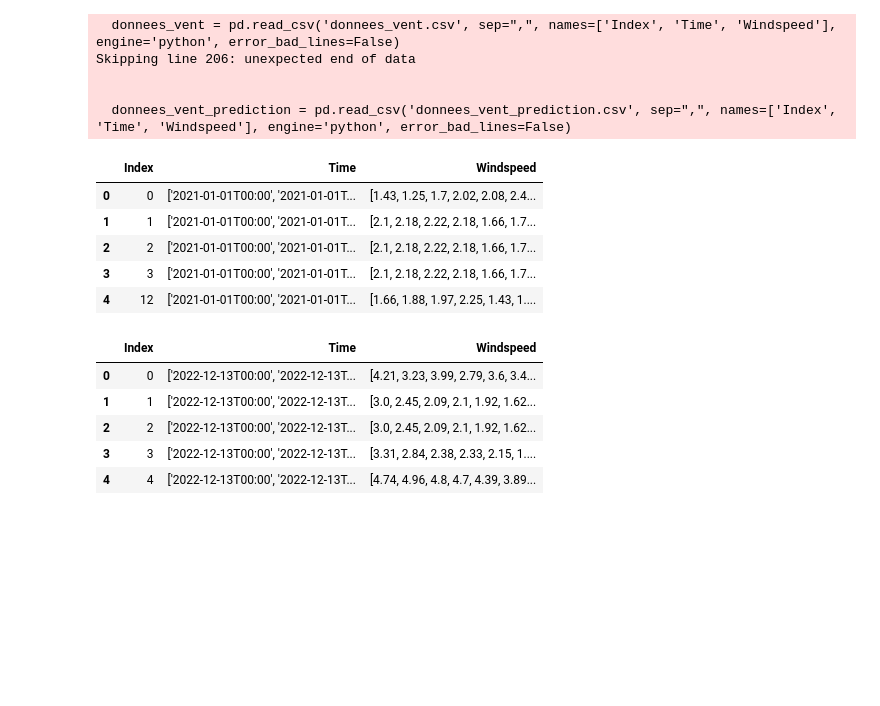
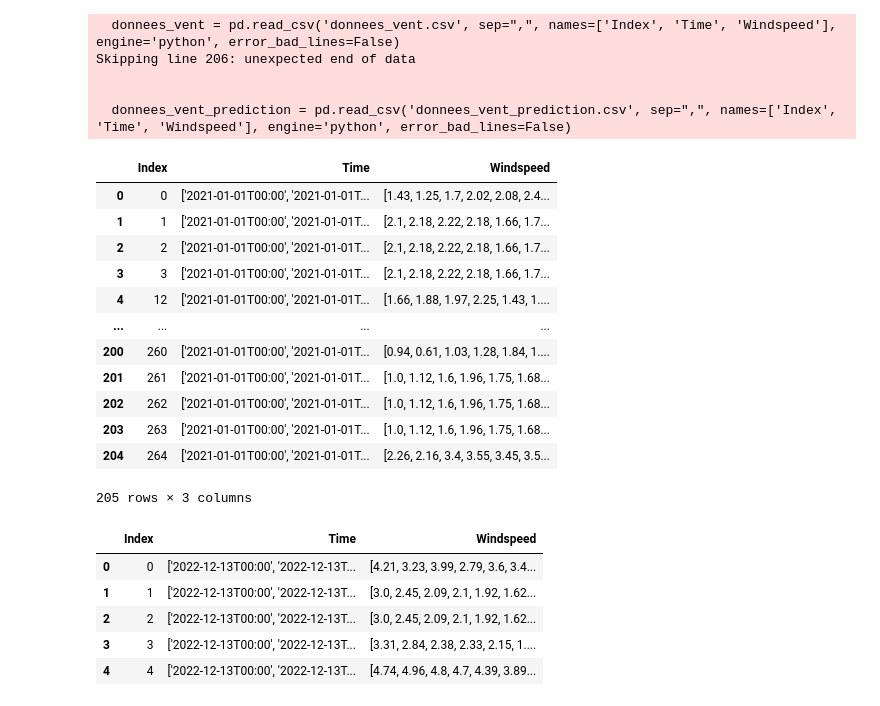
Before and after one commit to Basso42/Production-eolienne-ENSAE, a Jupyter notebook: Modélisation.ipynb, the cells around one changed output. Saved outputs shown, nothing was run; the diff lists cells and outputs as text; code cells hidden in the pictures; blank space fills up the shorter version.

```diff
--- a/Modélisation.ipynb
+++ b/Modélisation.ipynb
@@ -31,14 +31,21 @@ Skipping line 206: unexpected end of data
 
   donnees_vent_prediction = pd.read_csv('donnees_vent_prediction.csv', sep=",", names=['Index', 'Time', 'Windspeed'], engine='python', error_bad_lines=False)
 # %%
-donnees_vent.head()
+donnees_vent
 # %% [output]
 |  | Index | Time | Windspeed |
 | 0 | 0 | ['2021-01-01T00:00', '2021-01-01T... | [1.43, 1.25, 1.7, 2.02, 2.08, 2.4... |
 | 1 | 1 | ['2021-01-01T00:00', '2021-01-01T... | [2.1, 2.18, 2.22, 2.18, 1.66, 1.7... |
 | 2 | 2 | ['2021-01-01T00:00', '2021-01-01T... | [2.1, 2.18, 2.22, 2.18, 1.66, 1.7... |
 | 3 | 3 | ['2021-01-01T00:00', '2021-01-01T... | [2.1, 2.18, 2.22, 2.18, 1.66, 1.7... |
 | 4 | 12 | ['2021-01-01T00:00', '2021-01-01T... | [1.66, 1.88, 1.97, 2.25, 1.43, 1.... |
+| ... | ... | ... | ... |
+| 200 | 260 | ['2021-01-01T00:00', '2021-01-01T... | [0.94, 0.61, 1.03, 1.28, 1.84, 1.... |
+| 201 | 261 | ['2021-01-01T00:00', '2021-01-01T... | [1.0, 1.12, 1.6, 1.96, 1.75, 1.68... |
+| 202 | 262 | ['2021-01-01T00:00', '2021-01-01T... | [1.0, 1.12, 1.6, 1.96, 1.75, 1.68... |
+| 203 | 263 | ['2021-01-01T00:00', '2021-01-01T... | [1.0, 1.12, 1.6, 1.96, 1.75, 1.68... |
+| 204 | 264 | ['2021-01-01T00:00', '2021-01-01T... | [2.26, 2.16, 3.4, 3.55, 3.45, 3.5... |
+205 rows × 3 columns
 # %%
 donnees_vent_prediction.head()
 # %% [output]
```
Also changed, not shown: parts of 36 cells of this notebook.
